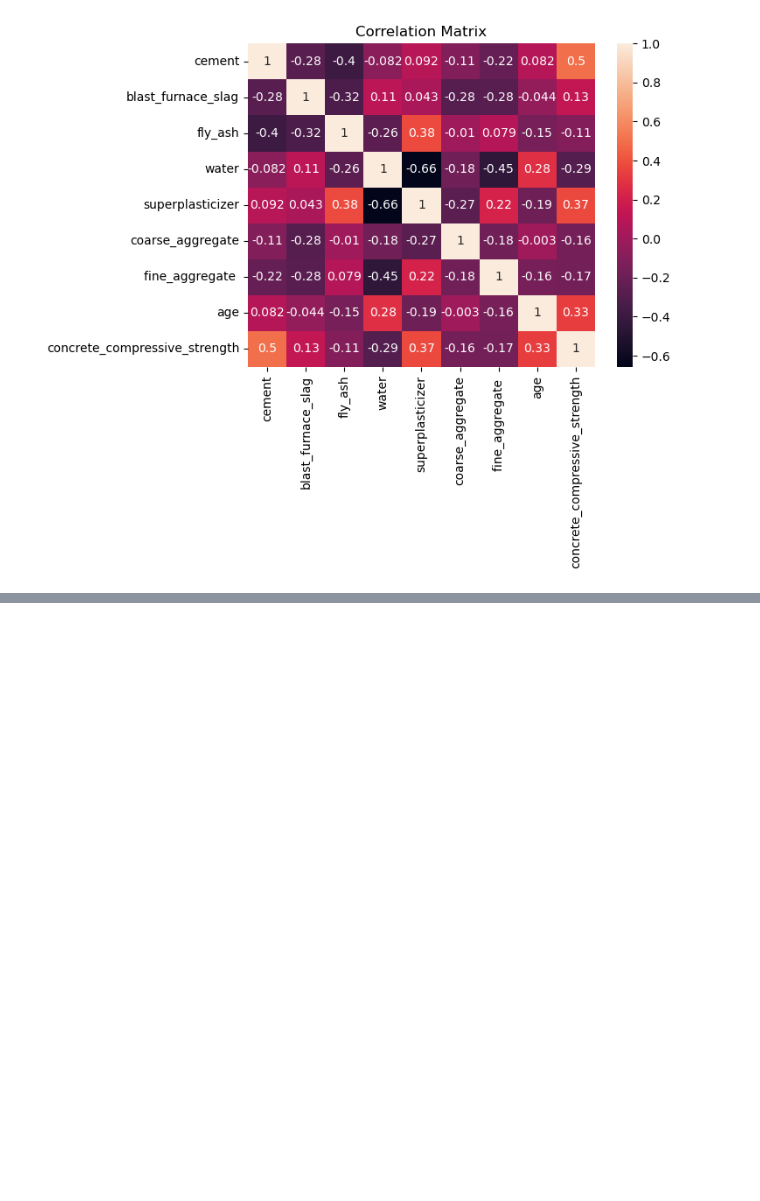
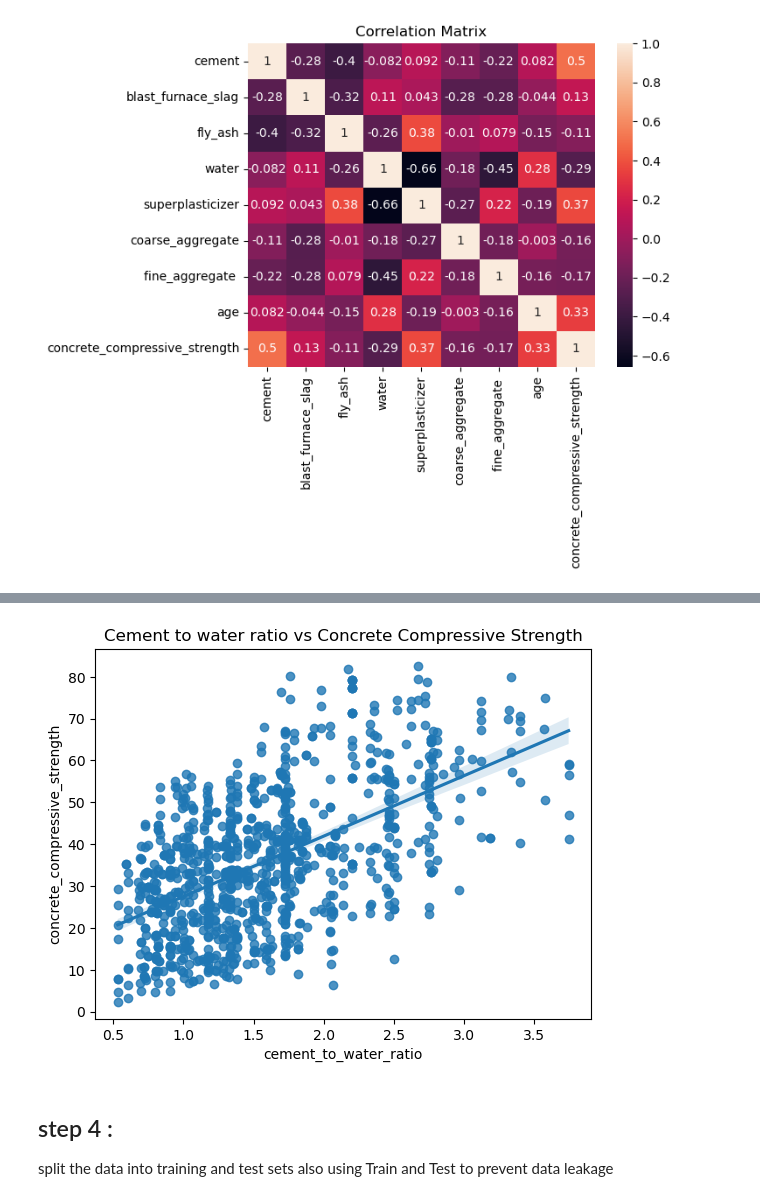
Before and after one commit to adnansayyedd/CementCompositeStrength_Predicition-Model, a Jupyter notebook: Model.ipynb, the cells around one changed output, grey strips where cells are left out. Drawn from its saved outputs; the diff is of its cells as text; code cells hidden in the pictures; blank space fills up the shorter version.

```diff
--- a/Model.ipynb
+++ b/Model.ipynb
@@ -92,0 +224,11 @@ plt.show()
+# %%
+sns.regplot(x = df['cement_to_water_ratio'], y = df['concrete_compressive_strength'])
+plt.title('Cement to water ratio vs Concrete Compressive Strength')
+plt.show()
+# %% [output]
+[figure, added]
+# %% [markdown]
+## step 4 :
+split the data into training and test sets
+also
+using Train and Test to prevent data leakage
```
Also changed, not shown: parts of 17 cells of this notebook.
